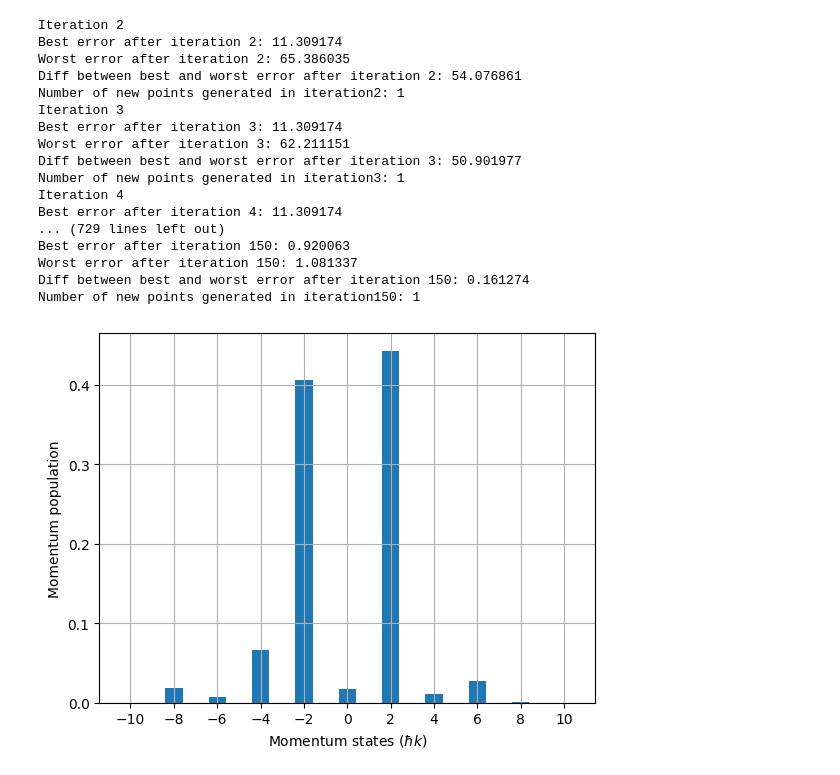
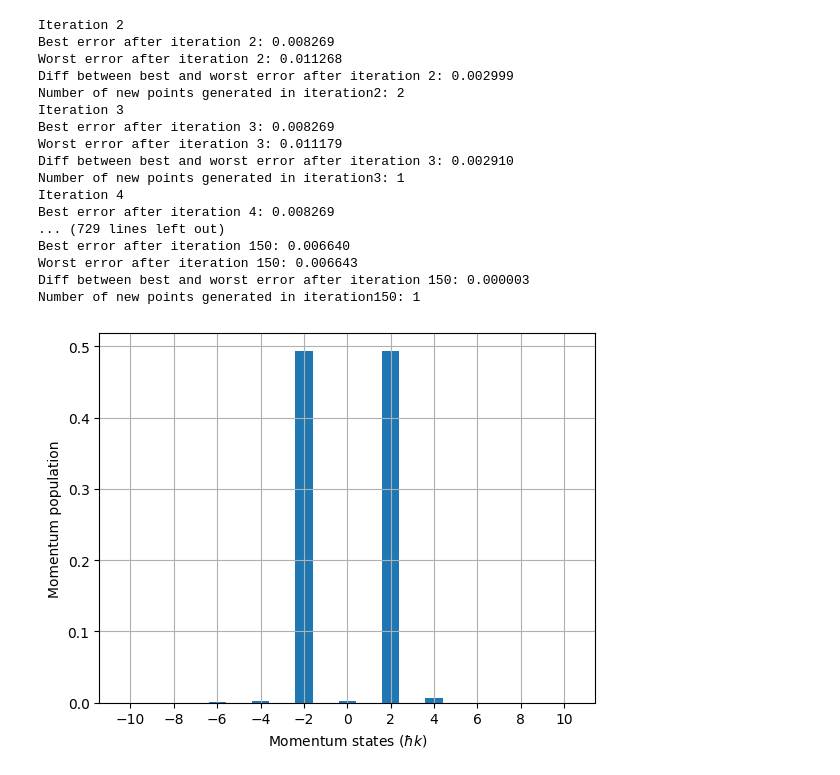
Before and after one commit to sanvikirloskar/Efficient-Simulation-of-the-Schrodinger-Equation, a Jupyter notebook: shaken_lattice_simulation.ipynb, the cells around one changed output. Drawn from its saved outputs; the diff is of its cells as text; code cells hidden in the pictures.

```diff
--- a/shaken_lattice_simulation.ipynb
+++ b/shaken_lattice_simulation.ipynb
@@ -71,14 +71,24 @@ Sorted Errors: [11.3091739  25.43201087 26.39739887 27.11124414 29.41453552 34.7
+# %%
+# this was for running the best solution i had again to see if i could get it any better with more iterations
+# dont run this if trying a new one
+sorted_a = np.loadtxt(f"crab_coefficients/sorted_A_0p009865.txt")
+sorted_b = np.loadtxt(f"crab_coefficients/sorted_B_0p009865.txt")
+omegas =  np.loadtxt(f"crab_coefficients/omegas_0p009865.txt")
+sorted_errs = np.loadtxt(f"crab_coefficients/sorted_errs_0p009865.txt")
 # %%
 # Set up arrays for tracking optimisation
 best_errs = []
 best_errs.append(sorted_errs[0])
 all_errs = np.zeros((n_max, n_c))
 all_errs[0, :] = sorted_errs
+
+base_pulses=[]
 # %%
 # Run Nelder Mead optimisation
 for i in range(1, n_max):
     print(f"Iteration {i+1}")
-    sorted_errs, sorted_a, sorted_b, err_NM, N_calls = nelder_mead(sorted_errs, sorted_a, sorted_b, N_basis, omegas, n_c, n_w)
+    base_pulse = make_total_base_pulse(base_pulses)
+    sorted_errs, sorted_a, sorted_b, err_NM, N_calls = nelder_mead(sorted_errs, sorted_a, sorted_b, N_basis, omegas, n_c, n_w, base_pulse)
     all_errs[i, :] = sorted_errs
     best_errs.append(sorted_errs[0])
     print(f"Best error after iteration {i+1}: {sorted_errs[0]:.6f}")
@@ -88,29 +98,50 @@ for i in range(1, n_max):
     # Stop the loop if the error is as small as we want it
     if sorted_errs[0] < target_error:
         break
+    # Generate new basis if it has converged on a local minima (dCRAB)
+    if len(best_errs) > 30 and abs(best_errs[-1] - best_errs[-30]) < 1e-6:
+        print("dCRAB - Generating new basis")
+        # Generate new coefficients
+        a = np.random.uniform(-1, 1, size=(n_w, n_c))
+        b = np.random.uniform(-1, 1, size=(n_w, n_c))
+        r = np.random.uniform(-0.5, 0.5, size=n_w)
+        omegas_new = np.zeros(n_w)
+        for j in range(n_w):
+            omegas_new[j] = 2 * np.pi * (j + 1) * (1 + r[j]) * (scaled_freq / n_w)
+        # Add the best shaking function from this iteration to the base pulse
+        base_pulses.append(make_controls_fn(N_basis, sorted_a[:,0], sorted_b[:,0], omegas, constants.T, lambda t: 0.0))
+        # Sum the base pulses to make the new shaking function
+        base_pulse = make_total_base_pulse(base_pulses)
+        # Get errors for new dCRAB shaking functions
+        errors = np.zeros(n_c)
+        for k in range(n_c):
+            errors[k]  = get_error(a[:,k], b[:,k], omegas_new, N_basis, base_pulse)
+        sorted_errs, sorted_a, sorted_b = sort_errors(errors, a, b)
+        omegas = omegas_new
 # %% [output]
 Iteration 2
-Best error after iteration 2: 11.309174
-Worst error after iteration 2: 65.386035
-Diff between best and worst error after iteration 2: 54.076861
-Number of new points generated in iteration2: 1
+Best error after iteration 2: 0.008269
+Worst error after iteration 2: 0.011268
+Diff between best and worst error after iteration 2: 0.002999
+Number of new points generated in iteration2: 2
 Iteration 3
-Best error after iteration 3: 11.309174
-Worst error after iteration 3: 62.211151
-Diff between best and worst error after iteration 3: 50.901977
+Best error after iteration 3: 0.008269
+Worst error after iteration 3: 0.011179
+Diff between best and worst error after iteration 3: 0.002910
 Number of new points generated in iteration3: 1
 Iteration 4
-Best error after iteration 4: 11.309174
+Best error after iteration 4: 0.008269
 ... (729 lines left out)
-Best error after iteration 150: 0.920063
-Worst error after iteration 150: 1.081337
-Diff between best and worst error after iteration 150: 0.161274
+Best error after iteration 150: 0.006640
+Worst error after iteration 150: 0.006643
+Diff between best and worst error after iteration 150: 0.000003
 Number of new points generated in iteration150: 1
 # %%
 # Retrieve A and B coefficients and error from the final iteration
+base_pulse = make_total_base_pulse(base_pulses)
 optimised_A = sorted_a[:,0]
 optimised_B = sorted_b[:,0]
-optimised_err = get_error(optimised_A, optimised_B, omegas, N_basis)
+optimised_err = get_error(optimised_A, optimised_B, omegas, N_basis, base_pulse)
 # Make a folder to store the best coefficients and save them
 folder = "crab_coefficients"
 os.makedirs(folder, exist_ok=True)
@@ -130,7 +161,7 @@ np.savetxt(
 # Plot the final momentum state resulting from shaking with these optimised coefficients
 
 # 1. Make the shaking function from the best coefficients from NM
-controls_fn = make_controls_fn(N_basis, optimised_A, optimised_B, omegas, OLConstants().T)
+controls_fn = make_controls_fn(N_basis, optimised_A, optimised_B, omegas, OLConstants().T, base_pulse)
 
 # 2. Set up propagation
 constants: OLConstants = OLConstants()
@@ -148,32 +179,32 @@ state_initial: RVector = cast(
 hamiltonian: OpticalLatticeHamiltonian = OpticalLatticeHamiltonian(domain)
 
 time_domain: TimeGrid = TimeGrid(time_min=0.0, time_max=constants.T, num_points=10001)
 
 propagator = SplitOperator(hamiltonian, time_domain)
 
-controls_fn = make_controls_fn(N_basis, optimised_A, optimised_B, omegas, constants.T)
+controls_fn = make_controls_fn(N_basis, optimised_A, optimised_B, omegas, constants.T, base_pulse)
 
 # 3. Propagate the bloch state with the best shaking function
 states: CTensors = propagator.propagate(
     state_initial, controls_fn, diagnostics=False
     )
 final_state = states[-1]
 
 # 4. Find the momentum state population of the final state
 
 x_grid_spacing = GroundBlochState().x_grid[1] - GroundBlochState().x_grid[0]
 mom_pop = momentum_space_population(final_state, x_grid_spacing)
 momentum_idx = np.arange(-10, 12, 2)
 # momentums = 2 * OLConstants().hbar * OLConstants().kl * momentum_idx
 
 # 5. Plot final momentum state
 plt.figure()
 plt.bar(momentum_idx, mom_pop)
 plt.xlabel('Momentum states ($\\hbar k$)')
 plt.xticks(momentum_idx)
 plt.ylabel('Momentum population')
 plt.grid(True)
 
 plt.show()
 # %% [output]
-[figure, old version]
+[figure, new version]
```
Also changed, not shown: parts of 4 cells of this notebook, 3 other files.
